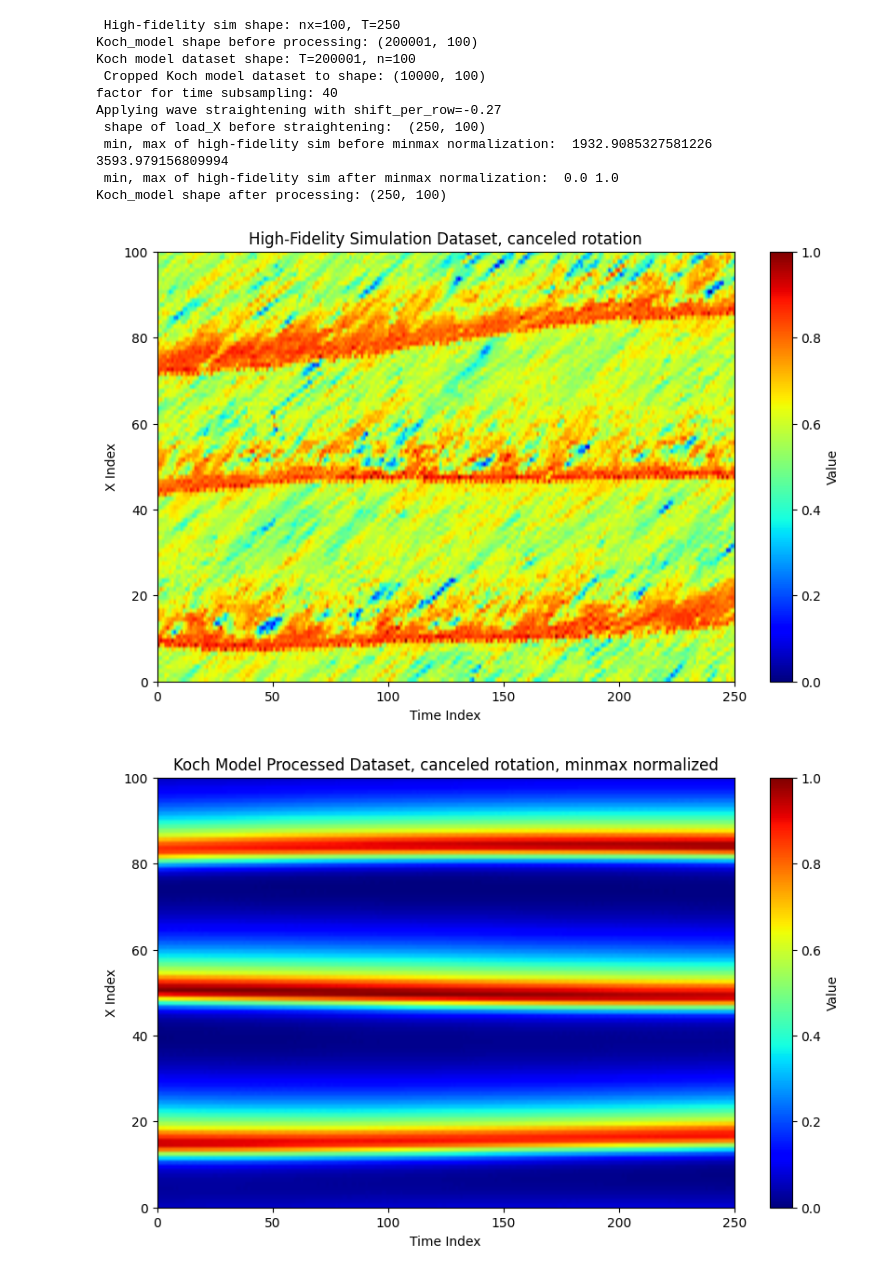
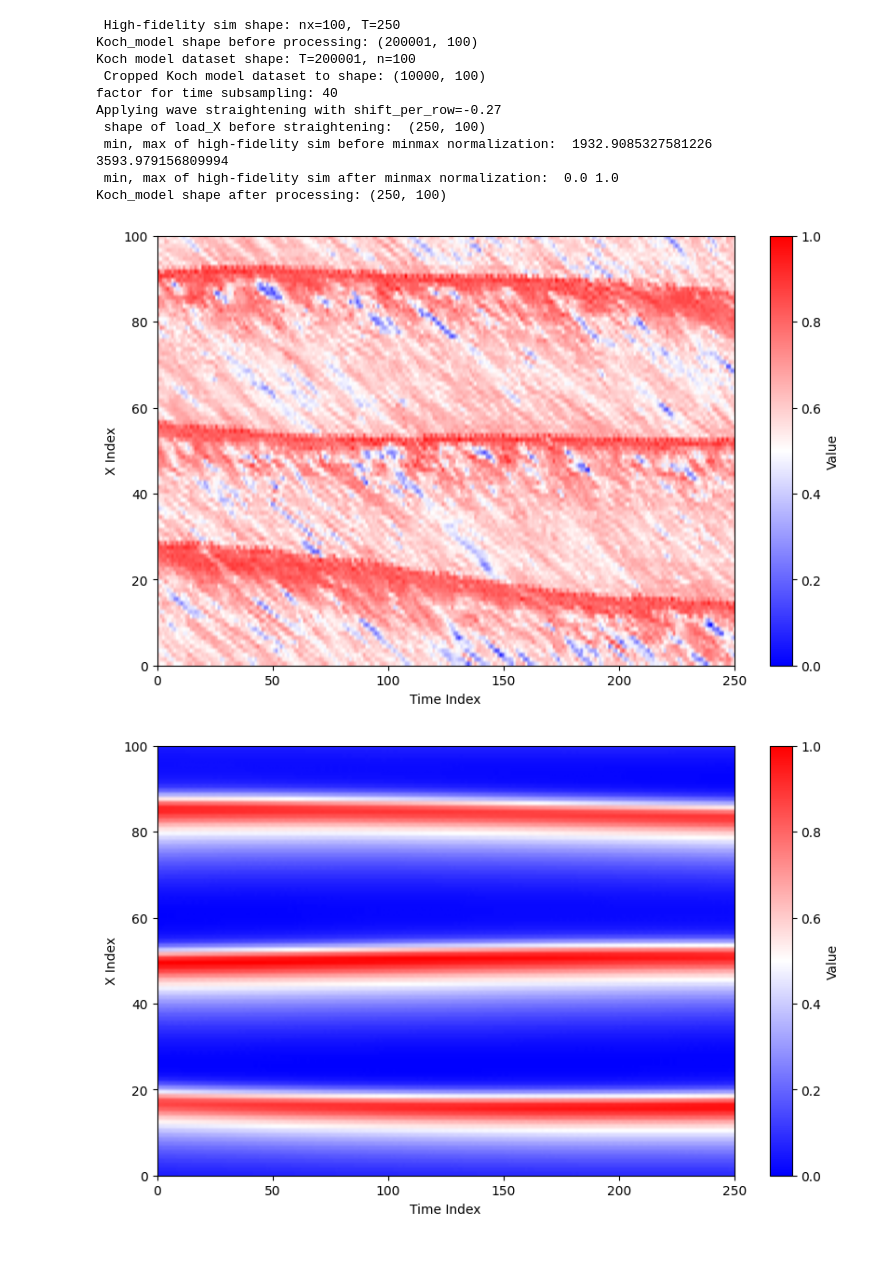
Before and after one commit to kro0l1k/RDE-DA-SHRED, a Jupyter notebook: inspect_datasets.ipynb, the cells around one changed output. Drawn from its saved outputs; the diff is of its cells as text; code cells hidden in the pictures.

```diff
--- a/inspect_datasets.ipynb
+++ b/inspect_datasets.ipynb
@@ -20,11 +20,11 @@ print(data_koch_model.shape)
 def plot_1d_dataset_as_heatmap(dataset1d, title = ""):
 
     plt.figure(figsize=(10, 6))
-    plt.imshow(dataset1d.T, aspect='auto', cmap='jet', extent=[0, dataset1d.shape[0], 0, dataset1d.shape[1]])
+    plt.imshow(dataset1d.T, aspect='auto', cmap='bwr', origin='lower', extent=[0, dataset1d.shape[0], 0, dataset1d.shape[1]])
     plt.colorbar(label='Value')
     plt.xlabel('Time Index')
     plt.ylabel('X Index')
-    plt.title(title)
+    # plt.title(title, fontdict={'fontsize':20})
     plt.show()
 # %%
 print("Plotting high-fidelity simulation dataset...")
@@ -131,7 +131,7 @@ Applying wave straightening with shift_per_row=-0.27
 Koch_model shape after processing: (250, 100)
 # %%
 plot_1d_dataset_as_heatmap(data_high_fidelity_sim_processed, title="High-Fidelity Simulation Dataset, canceled rotation")
-plot_1d_dataset_as_heatmap(data_koch_model_processed, title="Koch Model Processed Dataset, canceled rotation, minmax normalized")
+plot_1d_dataset_as_heatmap(data_koch_model_processed, title="Koch Model Data, COM reference, normalized")
 # %% [output]
-[figure, old version]
+[figure, new version]
-[figure, old version]
+[figure, new version]
```
Also changed, not shown: parts of 1 cell of this notebook, 1 other file.
